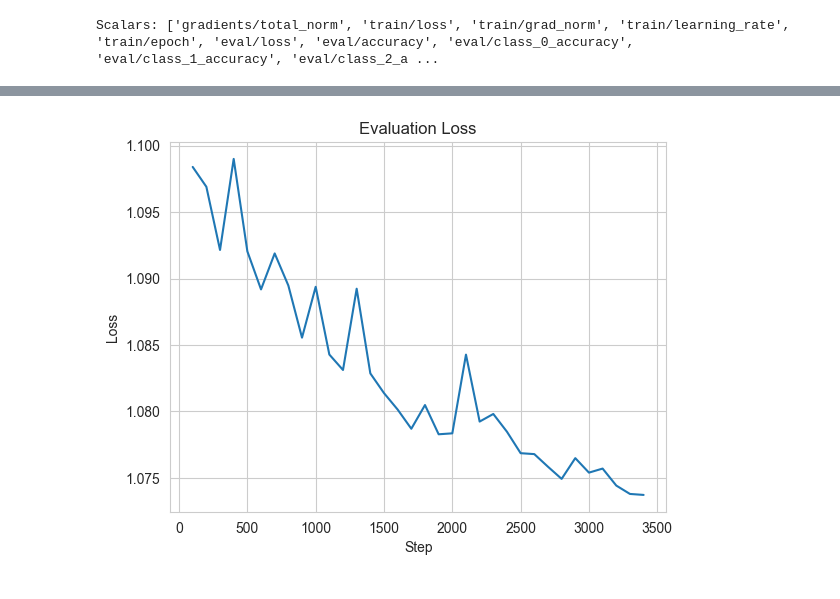
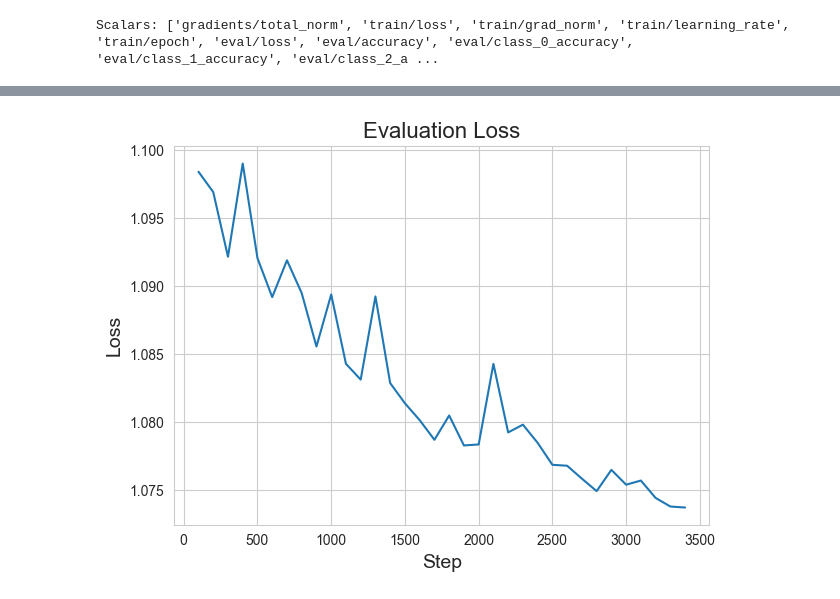
Before and after one commit to JettN/ECE-143-Group-23, a Jupyter notebook: data-visualization-for-ece143.ipynb, the cells around one changed output, grey strips where cells are left out. Drawn from its saved outputs; the diff is of its cells as text; code cells hidden in the pictures.

```diff
--- a/data-visualization-for-ece143.ipynb
+++ b/data-visualization-for-ece143.ipynb
@@ -1013,15 +1015,16 @@ plt.show()
 # %%
 events = ea.Scalars("eval/loss")
 steps = [e.step for e in events]
 vals = [e.value for e in events]
 
 plt.plot(steps, vals)
-plt.xlabel("Step")
-plt.ylabel("Loss")
-plt.title("Evaluation Loss")
+plt.xlabel("Step", fontsize=14)
+plt.ylabel("Loss", fontsize=14)
+plt.title("Evaluation Loss", fontsize=16)
+plt.tight_layout()
 plt.show()
 # %% [output]
-[figure, old version]
+[figure, new version]
 # %%
 events = ea.Scalars("eval/accuracy")
 steps = [e.step for e in events]
```
Also changed, not shown: parts of 4 cells of this notebook.
